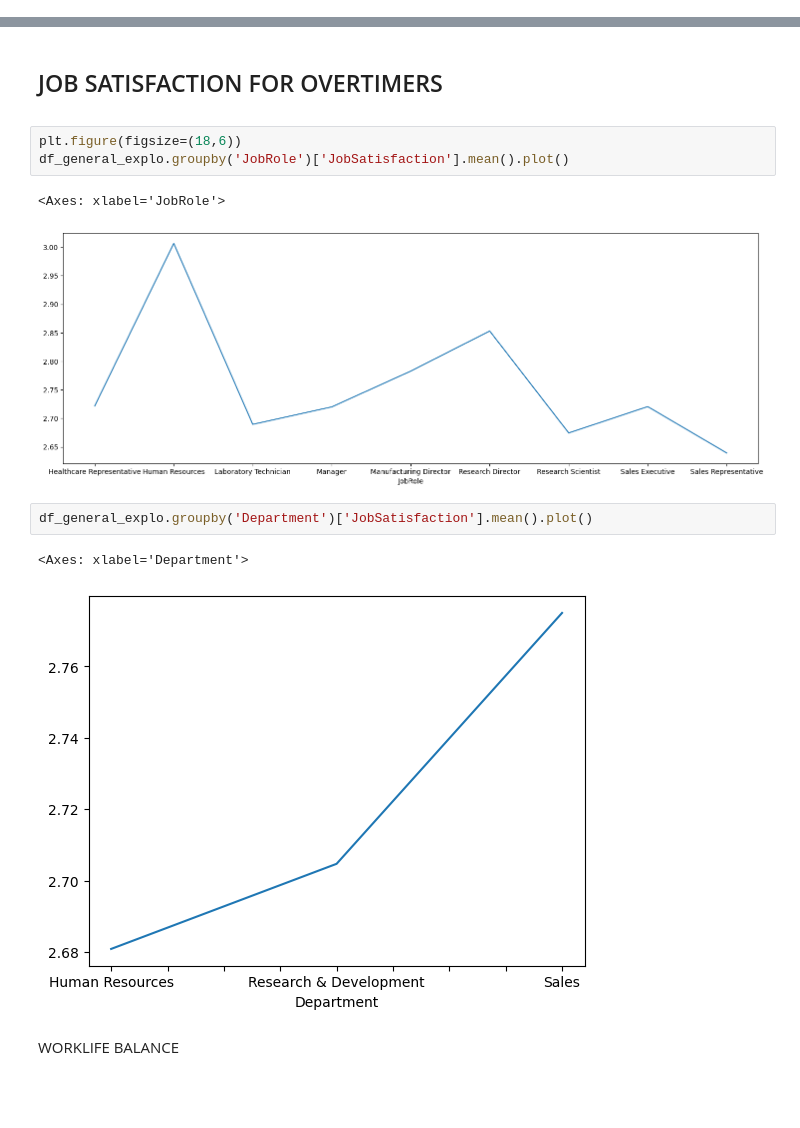
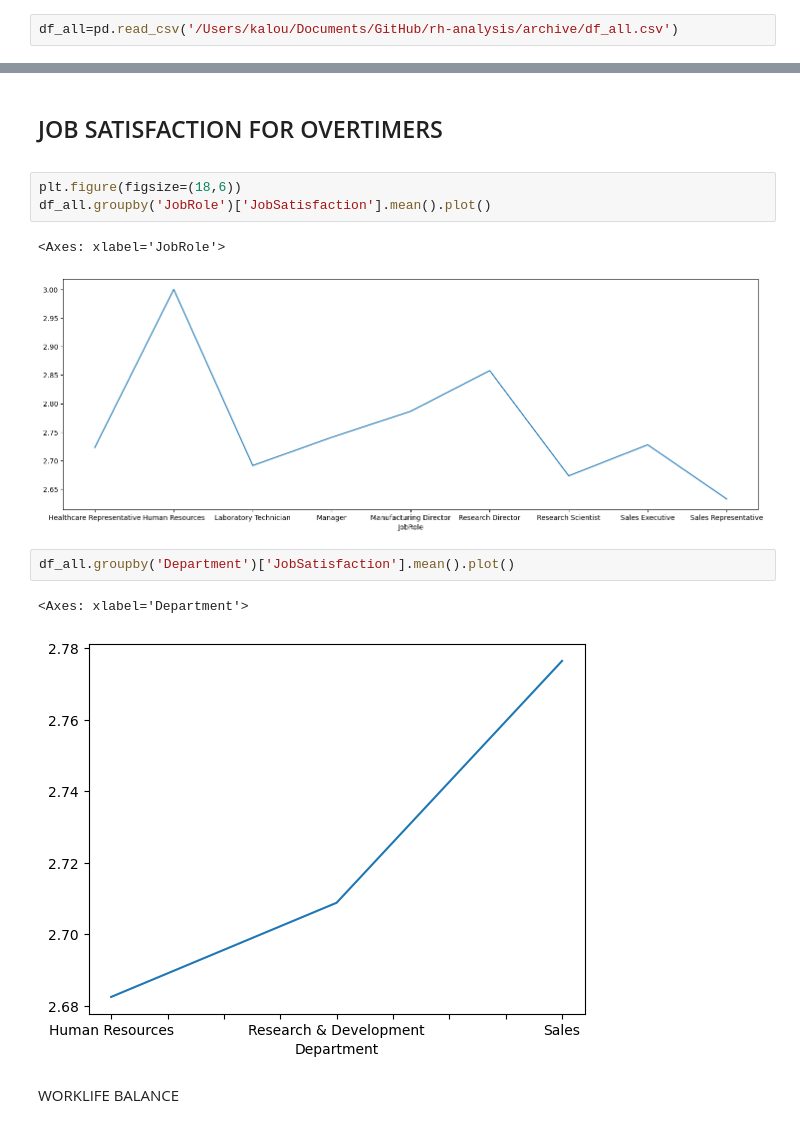
Before and after one commit to Veyesd/rh-analysis, a Jupyter notebook: rh_analysis2.ipynb, the cells around one changed output, grey strips where cells are left out. Drawn from its saved outputs; the diff is of its cells as text; blank space fills up the shorter version.

```diff
--- a/rh_analysis2.ipynb
+++ b/rh_analysis2.ipynb
@@ -110,6 +110,8 @@ df_general_final.dropna(subset=['EnvironmentSatisfaction','JobSatisfaction' ,'Wo
 df_general_survey_clean=df_general_final.dropna(subset=['EnvironmentSatisfaction','JobSatisfaction' ,'WorkLifeBalance'])
 # %%
 df_general_explo = df_general_survey_clean.drop(columns=['Gender', 'Over18', 'EmployeeCount', 'StandardHours'])
+# %%
+df_all=pd.read_csv('/Users/kalou/Documents/GitHub/rh-analysis/archive/df_all.csv')
 # %%
 def Apercentage(df,column_names):
     results = {}
@@ -464,15 +524,15 @@ JOB SATISFACTION FOR OVERTIMERS
 >
 # %%
 plt.figure(figsize=(18,6))
-df_general_explo.groupby('JobRole')['JobSatisfaction'].mean().plot()
+df_all.groupby('JobRole')['JobSatisfaction'].mean().plot()
 # %% [output]
 <Axes: xlabel='JobRole'>
-[figure, old version]
+[figure, new version]
 # %%
-df_general_explo.groupby('Department')['JobSatisfaction'].mean().plot()
+df_all.groupby('Department')['JobSatisfaction'].mean().plot()
 # %% [output]
 <Axes: xlabel='Department'>
-[figure, old version]
+[figure, new version]
 # %% [markdown]
 WORKLIFE BALANCE
 # %%
```
Also changed, not shown: parts of 34 cells of this notebook.
